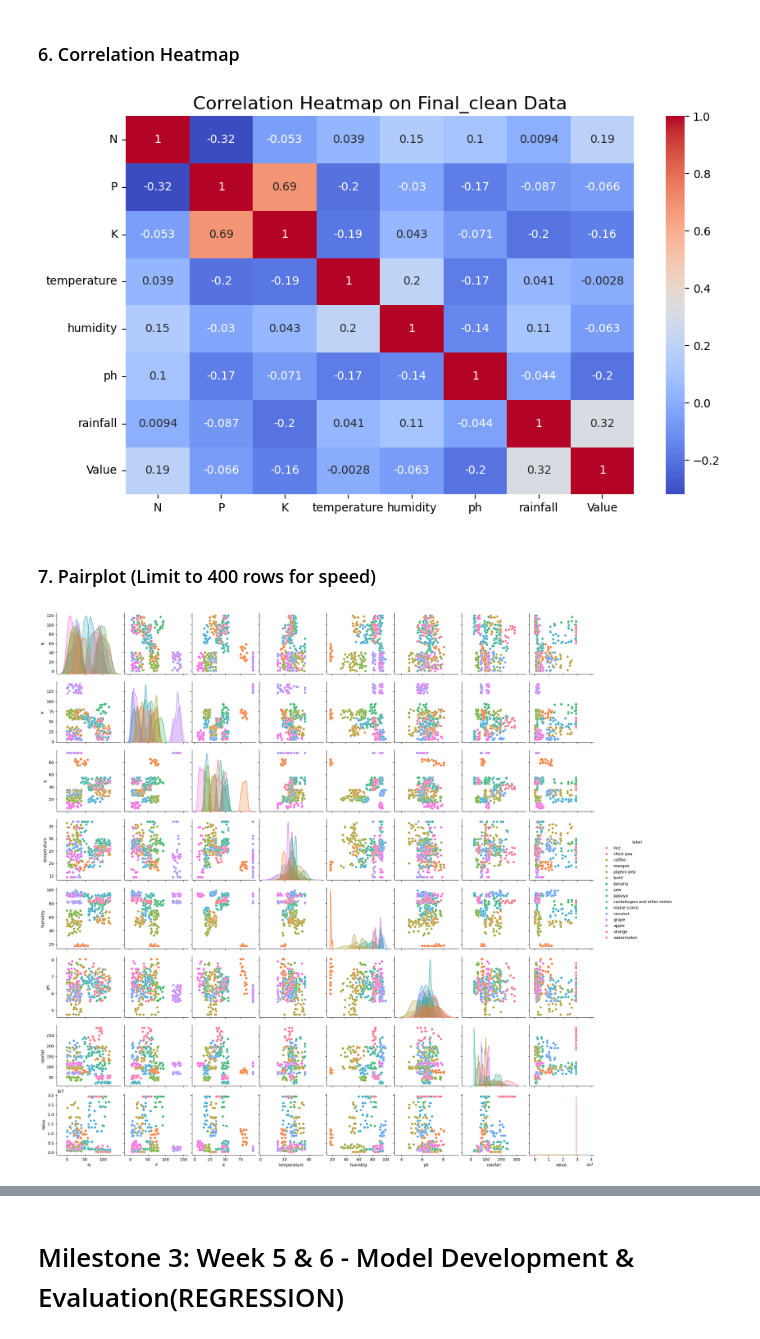
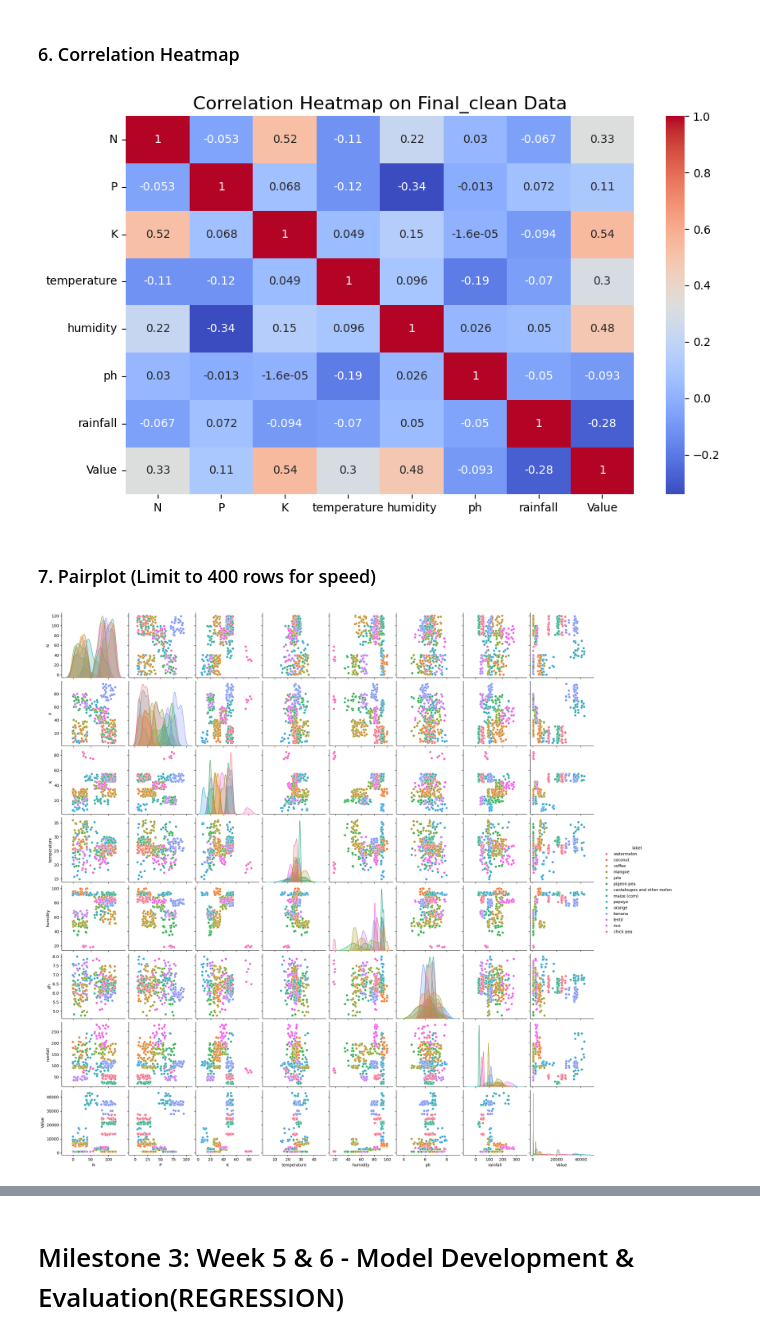
Before and after one commit to skyhitec/AgriYield_Predictor, a Jupyter notebook: AgriYield_Predictor.ipynb, the cells around one changed output, grey strips where cells are left out. Saved outputs shown, nothing was run; the diff lists cells and outputs as text; code cells hidden in the pictures.

```diff
--- a/AgriYield_Predictor.ipynb
+++ b/AgriYield_Predictor.ipynb
@@ -314,6 +316,6 @@ fao = fao.explode('Item')
 fao['Item'] = fao['Item'].str.strip().str.lower()
 fao['Item'] = fao['Item'].apply(lambda x: x[:-1] if x.endswith('s') else x)
 # %%
-fao = fao[fao['Element'] == 'Production']
+fao = fao[fao['Element'] == 'Yield']
 fao.shape
 # %% [output]
@@ -839,20 +832,0 @@ Crops AFTER outlier removal: ['banana', 'cantaloupes and other melon', 'chick pe
-# %%
-import numpy as np
-
-numeric_cols = ['N','P','K','temperature','humidity','ph','rainfall','Value']
-
-final_cap = final_data.copy()
-
-for col in numeric_cols:
-    Q1 = final_cap[col].quantile(0.25)
-    Q3 = final_cap[col].quantile(0.75)
-    IQR = Q3 - Q1
-
-    lower = Q1 - 1.5 * IQR
-    upper = Q3 + 1.5 * IQR
-
-    final_cap[col] = np.where(final_cap[col] < lower, lower, final_cap[col])
-    final_cap[col] = np.where(final_cap[col] > upper, upper, final_cap[col])
-
-print("Shape Before capping:", final_data.shape)
-print("Shape after capping:", final_cap.shape)
@@ -936,20 +873,20 @@ plt.show()
 ### 6. Correlation Heatmap
 # %%
 plt.figure(figsize=(10,6))
-sns.heatmap(final_cap[numeric_cols].corr(), annot=True, cmap="coolwarm")
+sns.heatmap(final_clean[numeric_cols].corr(), annot=True, cmap="coolwarm")
 plt.title("Correlation Heatmap on Final_clean Data", fontsize=16)
 plt.show()
 # %% [output]
-[figure, old version]
+[figure, new version]
 # %% [markdown]
 ### 7. Pairplot (Limit to 400 rows for speed)
 # %%
-sample = final_cap.sample(400)
+sample = final_clean.sample(400)
 
 sns.pairplot(sample,
              vars=['N','P','K','temperature','humidity','ph','rainfall','Value'],
              hue='label')
 plt.show()
 # %% [output]
-[figure, old version]
+[figure, new version]
 # %% [markdown]
```
Also changed, not shown: parts of 56 cells of this notebook.
